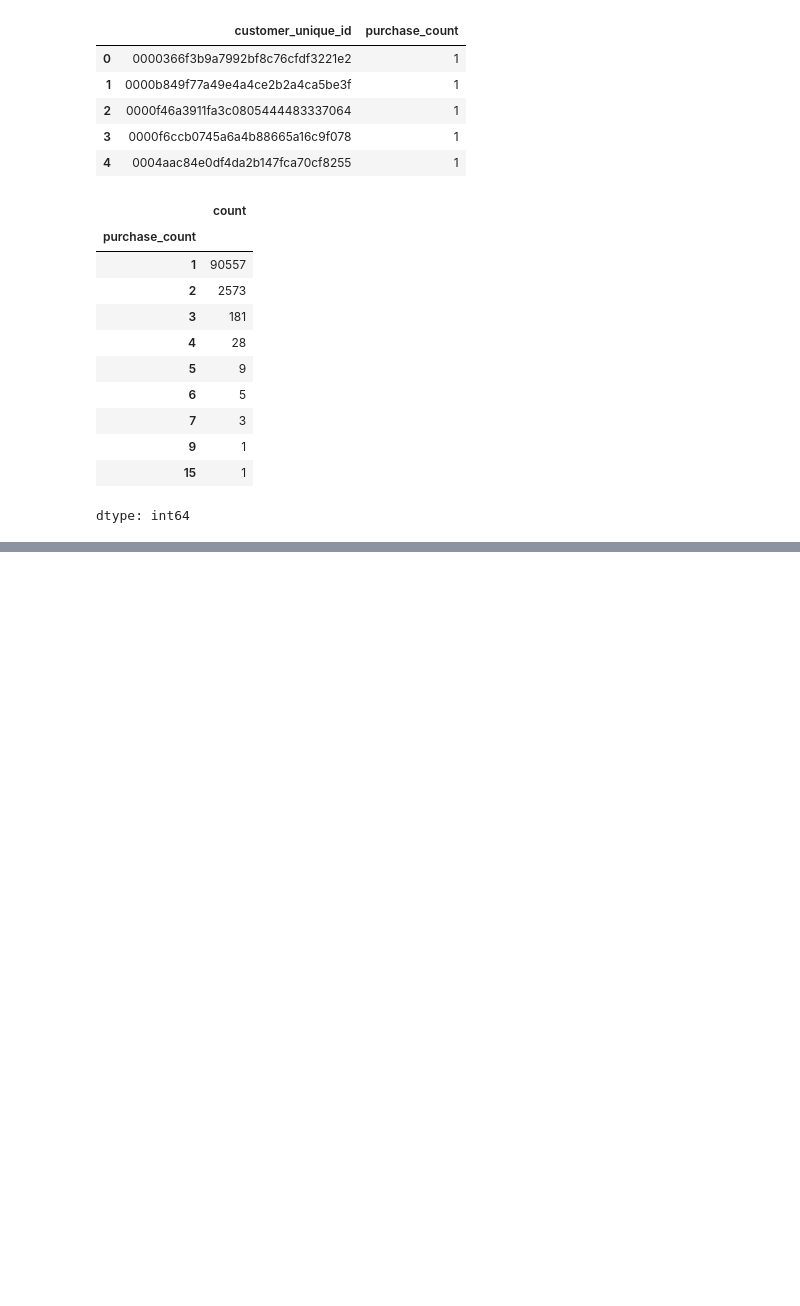
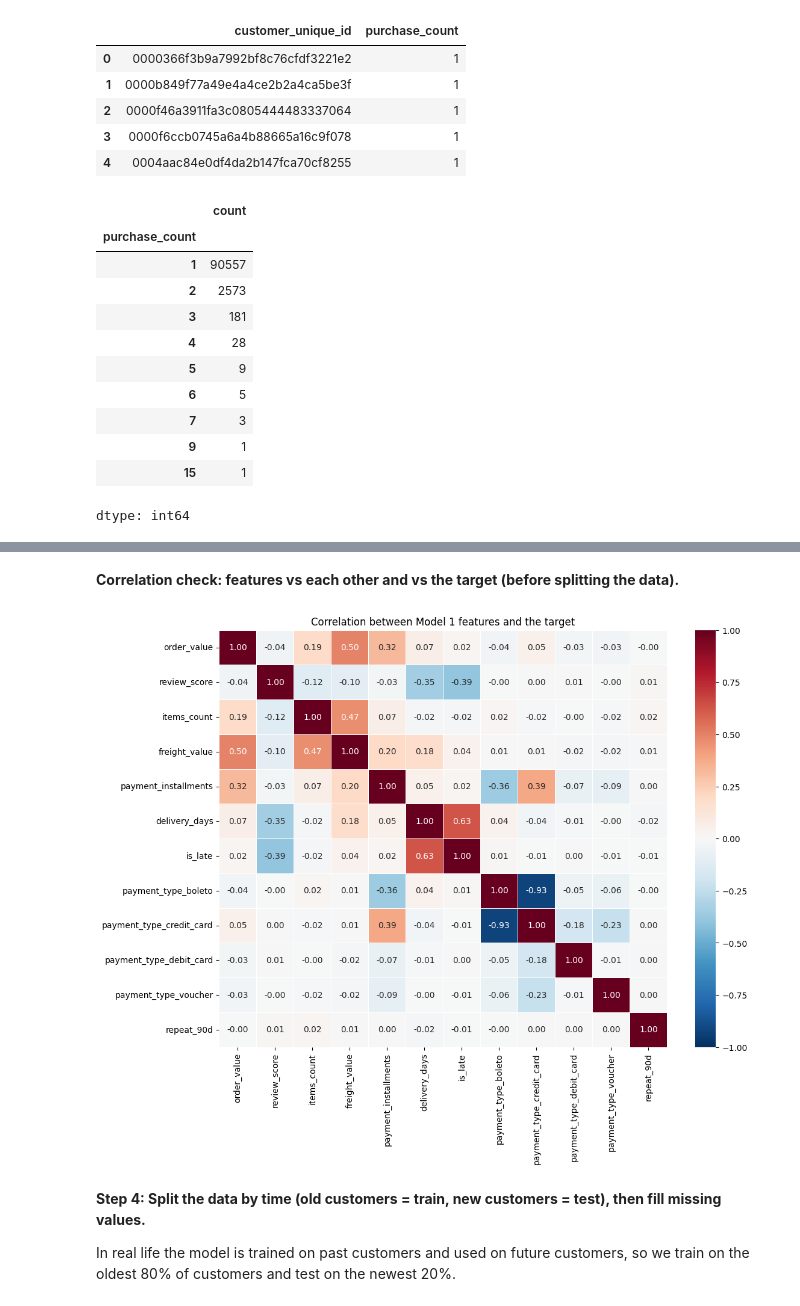
Before and after one commit to FarahHossamEldin/E-Commerce-Customer-Value-and-Purchase-Prediction-, a Jupyter notebook: notebooks/3_Modelling.ipynb, the cells around one changed output, grey strips where cells are left out. Saved outputs shown, nothing was run; the diff lists cells and outputs as text; code cells hidden in the pictures; blank space fills up the shorter version.

```diff
--- a/notebooks/3_Modelling.ipynb
+++ b/notebooks/3_Modelling.ipynb
@@ -65,6 +59,6 @@ Unique customers: 96096
 # %%
 # Filter delivered orders for customer purchase behavior analysis
-delivered_orders = orders_customers[customer_orders['order_status'] == 'delivered'].copy()
+delivered_orders = orders_customers[orders_customers['order_status'] == 'delivered'].copy()
 delivered_orders['order_status'].value_counts()
 # %% [output]
 |  | count |
@@ -110,0 +152,11 @@ dtype: int64
+# %%
+# Last date in the data, we use it as "today"
+reference_date = delivered_orders['order_purchase_timestamp'].max()
+
+# Customers who bought in the last 90 days of the data did not have 90 days to come back yet,
+# so we can't know their real answer -> remove them
+cutoff_date = reference_date - pd.Timedelta(days=90)
+first_orders = first_orders[first_orders['order_purchase_timestamp'] <= cutoff_date]
+
+print('Customers:', len(first_orders))
+first_orders['repeat_90d'].value_counts()
@@ -110,0 +202,20 @@ dtype: int64
+# %%
+# Numeric features of the first order
+numeric_features = ['order_value', 'review_score', 'items_count', 'freight_value',
+                    'payment_installments', 'delivery_days']
+
+# Final table for Model 1: features of the first order + the target
+# (we also keep the purchase date, only to split the data by time, it is not a feature)
+model1_data = first_orders[['customer_unique_id', 'order_purchase_timestamp'] + numeric_features
+                           + ['is_late', 'payment_type', 'repeat_90d']]
+
+# One-hot encoding: turn payment_type (text) into 0/1 columns, one column for each payment type
+model1_data = pd.get_dummies(model1_data, columns=['payment_type'], dtype=int)
+
+# All features used by the models = numeric + is_late + the new payment columns
+payment_columns = [col for col in model1_data.columns if col.startswith('payment_type_')]
+model1_features = numeric_features + ['is_late'] + payment_columns
+print('Features:', model1_features)
+
+print(model1_data.isna().sum())
+model1_data.head()
@@ -110,0 +245,21 @@ dtype: int64
+# %% [markdown]
+**Correlation check: features vs each other and vs the target (before splitting the data).**
+# %%
+import seaborn as sns
+import matplotlib.pyplot as plt
+
+# Correlation between the features and the target
+corr = model1_data[model1_features + ['repeat_90d']].corr()
+
+# Heatmap: red = positive, blue = negative, white = no correlation
+plt.figure(figsize=(12, 9))
+sns.heatmap(corr, annot=True, fmt='.2f', cmap='RdBu_r', center=0, vmin=-1, vmax=1, linewidths=0.5)
+plt.title('Correlation between Model 1 features and the target')
+plt.show()
+# %% [output]
+[figure, added]
+# %% [markdown]
+**Step 4: Split the data by time (old customers = train, new customers = test), then fill missing values.**
+
+In real life the model is trained on past customers and used on future customers,
+so we train on the oldest 80% of customers and test on the newest 20%.
```
Also changed, not shown: parts of 34 cells of this notebook.
